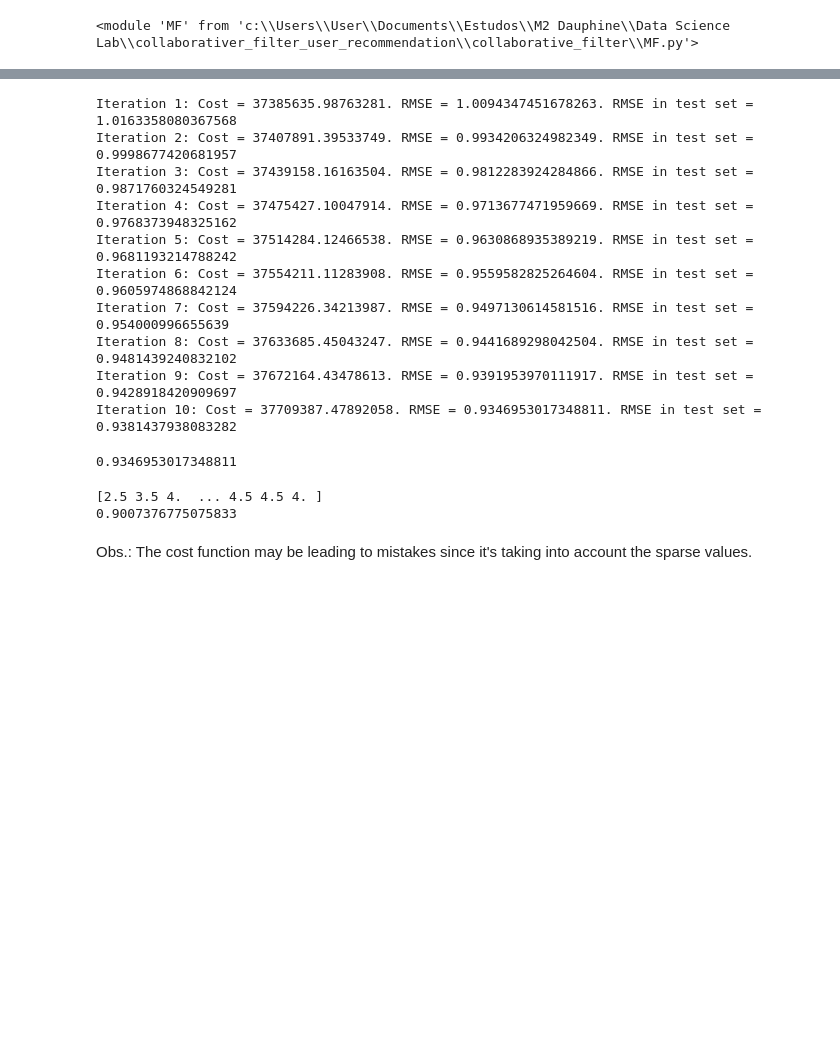
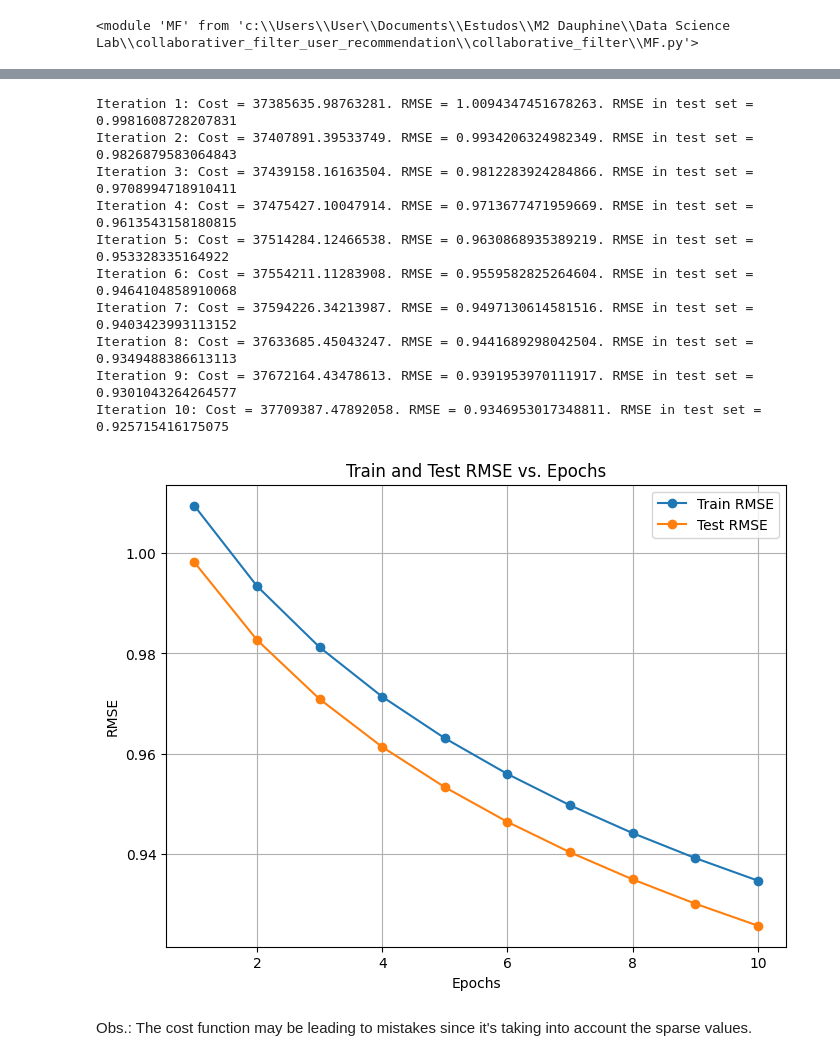
Before and after one commit to rs-benatti/collaborative_filter, a Jupyter notebook: data_visualization.ipynb, the cells around one changed output, grey strips where cells are left out. Drawn from its saved outputs; the diff is of its cells as text; code cells hidden in the pictures; blank space fills up the shorter version.

Commit message:
train and test RMSE graphs

```diff
--- a/data_visualization.ipynb
+++ b/data_visualization.ipynb
@@ -76,32 +50,36 @@ factorization = MF.MatrixFactorizarion(ratings_train, l=0.01, mu=0.01, k=k)
 # %%
-factorization.fit(lr_I=0.0001, lr_U=0.0001, num_iterations=10)
-prediction_full = factorization.predict()
-prediction = prediction_full[row_indices, col_indices]
-
-
-factorization.RMSE(prediction, R_non_nan)
+num_iterations = 10
+factorization.fit(lr_I=0.0001, lr_U=0.0001, num_iterations=num_iterations)
+prediction = factorization.predict()
 # %% [output]
-Iteration 1: Cost = 37385635.98763281. RMSE = 1.0094347451678263. RMSE in test set = 1.0163358080367568
-Iteration 2: Cost = 37407891.39533749. RMSE = 0.9934206324982349. RMSE in test set = 0.9998677420681957
-Iteration 3: Cost = 37439158.16163504. RMSE = 0.9812283924284866. RMSE in test set = 0.9871760324549281
-Iteration 4: Cost = 37475427.10047914. RMSE = 0.9713677471959669. RMSE in test set = 0.9768373948325162
-Iteration 5: Cost = 37514284.12466538. RMSE = 0.9630868935389219. RMSE in test set = 0.9681193214788242
-Iteration 6: Cost = 37554211.11283908. RMSE = 0.9559582825264604. RMSE in test set = 0.9605974868842124
-Iteration 7: Cost = 37594226.34213987. RMSE = 0.9497130614581516. RMSE in test set = 0.954000996655639
-Iteration 8: Cost = 37633685.45043247. RMSE = 0.9441689298042504. RMSE in test set = 0.9481439240832102
-Iteration 9: Cost = 37672164.43478613. RMSE = 0.9391953970111917. RMSE in test set = 0.9428918420909697
-Iteration 10: Cost = 37709387.47892058. RMSE = 0.9346953017348811. RMSE in test set = 0.9381437938083282
+Iteration 1: Cost = 37385635.98763281. RMSE = 1.0094347451678263. RMSE in test set = 0.9981608728207831
+Iteration 2: Cost = 37407891.39533749. RMSE = 0.9934206324982349. RMSE in test set = 0.9826879583064843
+Iteration 3: Cost = 37439158.16163504. RMSE = 0.9812283924284866. RMSE in test set = 0.9708994718910411
+Iteration 4: Cost = 37475427.10047914. RMSE = 0.9713677471959669. RMSE in test set = 0.9613543158180815
+Iteration 5: Cost = 37514284.12466538. RMSE = 0.9630868935389219. RMSE in test set = 0.953328335164922
+Iteration 6: Cost = 37554211.11283908. RMSE = 0.9559582825264604. RMSE in test set = 0.9464104858910068
+Iteration 7: Cost = 37594226.34213987. RMSE = 0.9497130614581516. RMSE in test set = 0.9403423993113152
+Iteration 8: Cost = 37633685.45043247. RMSE = 0.9441689298042504. RMSE in test set = 0.9349488386613113
+Iteration 9: Cost = 37672164.43478613. RMSE = 0.9391953970111917. RMSE in test set = 0.9301043264264577
+Iteration 10: Cost = 37709387.47892058. RMSE = 0.9346953017348811. RMSE in test set = 0.925715416175075
-0.9346953017348811
-# %%
-
-prediction_test = prediction_full[random_row, random_col]
-
-R_test = ratings_train[random_row, random_col]
-print(R_test)
-print(factorization.RMSE(prediction_test, R_test))
-# %% [output]
-[2.5 3.5 4.  ... 4.5 4.5 4. ]
-0.9007376775075833
+# %%
+# Plot the RMSE values for train and test datasets
+epochs = np.arange(1, num_iterations + 1)
+plt.figure(figsize=(8, 6))
+plt.plot(epochs, factorization.RMSE_train_hist, label='Train RMSE', marker='o', linestyle='-')
+plt.plot(epochs, factorization.RMSE_test_hist, label='Test RMSE', marker='o', linestyle='-')
+
+# Add labels and a legend
+plt.xlabel('Epochs')
+plt.ylabel('RMSE')
+plt.title('Train and Test RMSE vs. Epochs')
+plt.legend()
+
+# Show the plot
+plt.grid(True)
+plt.show()
+# %% [output]
+[figure, added]
 # %% [markdown]
 Obs.: The cost function may be leading to mistakes since it's taking into account the sparse values.
 # %%
```
Also changed, not shown: parts of 4 cells of this notebook, 1 other file.
